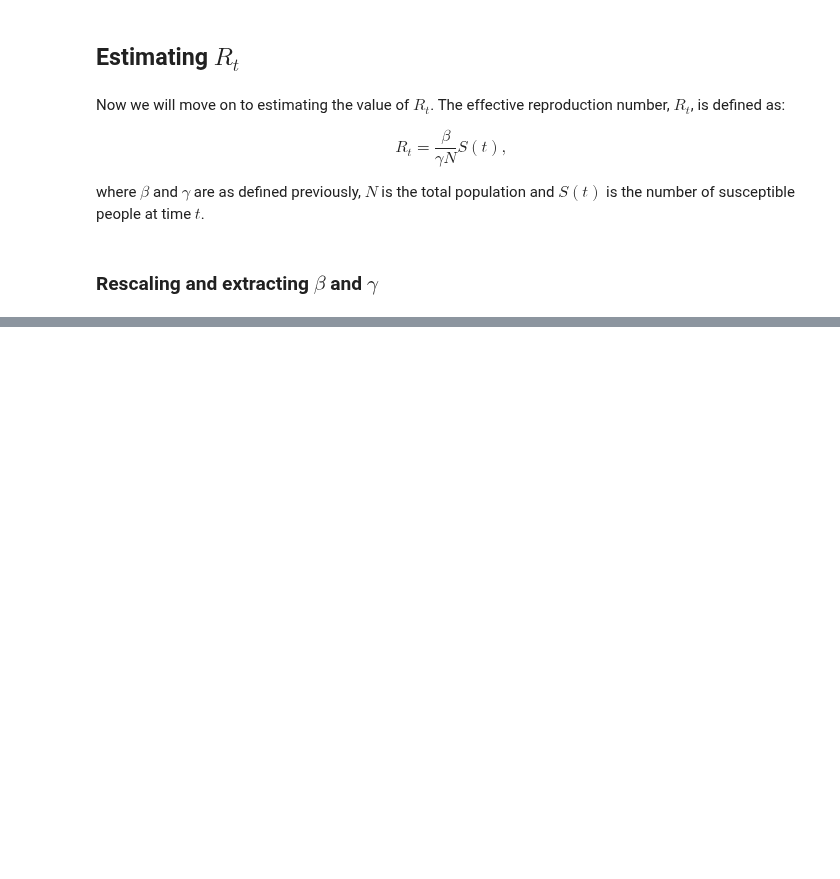
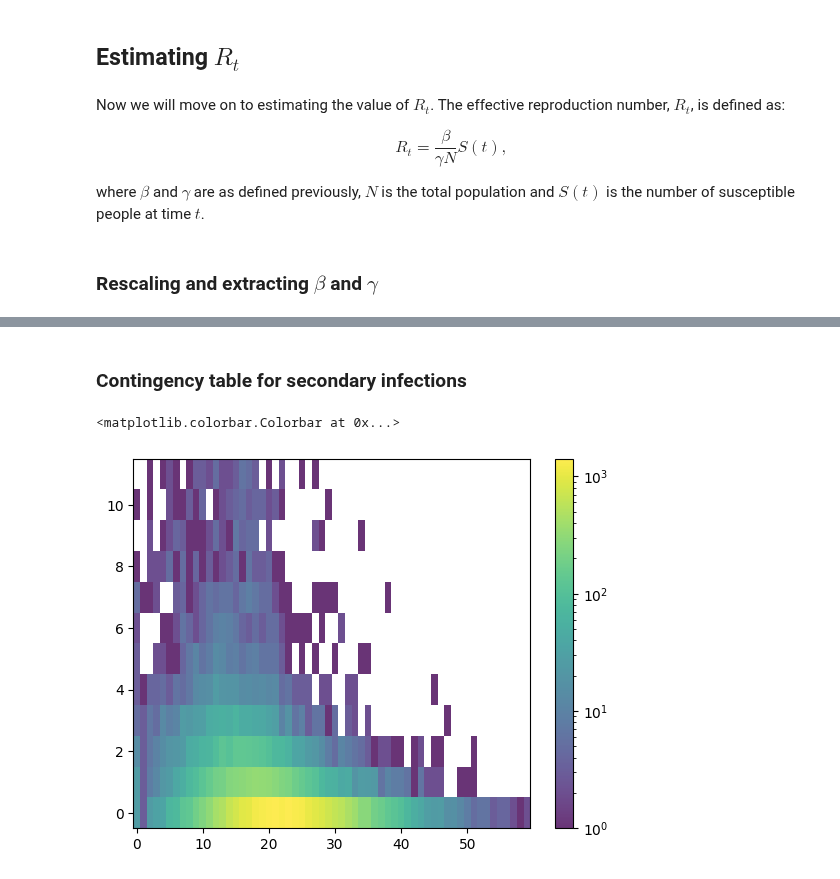
Before and after one commit to SABS-R3-Epidemiology/seirmo, a Jupyter notebook: examples/epiabm_rt_inference/epiabm_rt_inference.ipynb, the cells around one changed output, grey strips where cells are left out. Drawn from its saved outputs; the diff is of its cells as text; code cells hidden in the pictures; blank space fills up the shorter version.

```diff
--- a/examples/epiabm_rt_inference/epiabm_rt_inference.ipynb
+++ b/examples/epiabm_rt_inference/epiabm_rt_inference.ipynb
@@ -303,2 +305,4 @@ print(gamma_posterior)
 # %%
 import random
+# %% [markdown]
+### Contingency table for secondary infections
@@ -304,0 +316,11 @@ import random
+# %%
+active_times = np.arange(-0.5, 60, 1)
+frequencies = np.arange(-0.5, 12, 1)
+fig, ax = plt.subplots()
+cf = ax.pcolormesh(active_times, frequencies, contingency_array,
+                   alpha=0.8,
+                   norm=matplotlib.colors.LogNorm())
+fig.colorbar(cf)
+# %% [output]
+<matplotlib.colorbar.Colorbar at 0x...>
+[figure, added]
```
Also changed, not shown: parts of 12 cells of this notebook, 4 other files.
